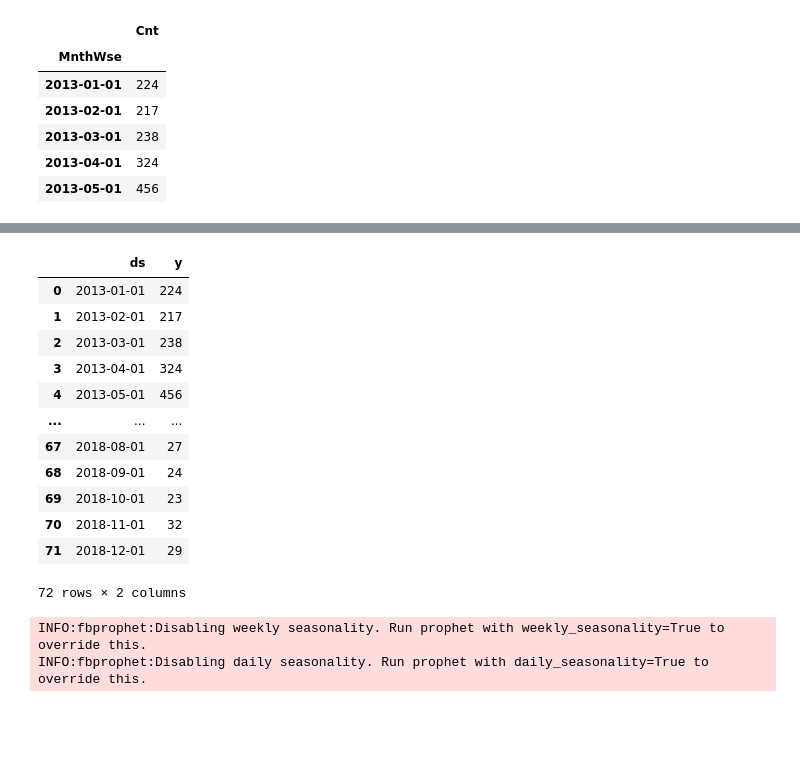
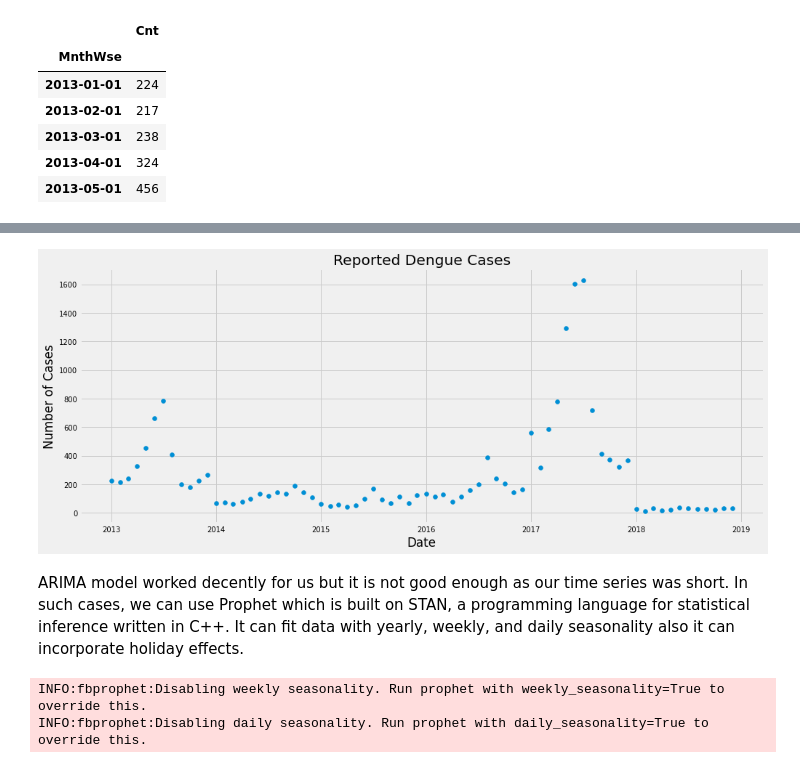
Before and after one commit to jose-vincent/denguePrediction_timeSeries-analysis, a Jupyter notebook: Prophet.ipynb, the cells around one changed output, grey strips where cells are left out. Saved outputs shown, nothing was run; the diff lists cells and outputs as text; code cells hidden in the pictures; blank space fills up the shorter version.

Commit message:
facebook prophet

```diff
--- a/Prophet.ipynb
+++ b/Prophet.ipynb
@@ -50,19 +71,13 @@ ts = sumry.rename(columns={'MnthWse': 'ds', 'Cnt': 'y'})
-# %%
-ts
-# %% [output]
-|  | ds | y |
-| 0 | 2013-01-01 | 224 |
-| 1 | 2013-02-01 | 217 |
-| 2 | 2013-03-01 | 238 |
-| 3 | 2013-04-01 | 324 |
-| 4 | 2013-05-01 | 456 |
-| ... | ... | ... |
-| 67 | 2018-08-01 | 27 |
-| 68 | 2018-09-01 | 24 |
-| 69 | 2018-10-01 | 23 |
-| 70 | 2018-11-01 | 32 |
-| 71 | 2018-12-01 | 29 |
-72 rows × 2 columns
+# %%
+plt.scatter(x=ts['ds'], y=ts['y'])
+plt.title('Reported Dengue Cases')
+plt.xlabel('Date')
+plt.ylabel('Number of Cases')
+plt.show()
+# %% [output]
+[figure, added]
+# %% [markdown]
+ARIMA model worked decently for us but it is not good enough as our time series was short. In such cases, we can use Prophet which is built on STAN, a programming language for statistical inference written in C++. It can fit data with yearly, weekly, and daily seasonality also it can incorporate holiday effects.
 # %%
 ts_model = Prophet(interval_width=0.95)
 ts_model.fit(ts)
```
Also changed, not shown: parts of 16 cells of this notebook.
